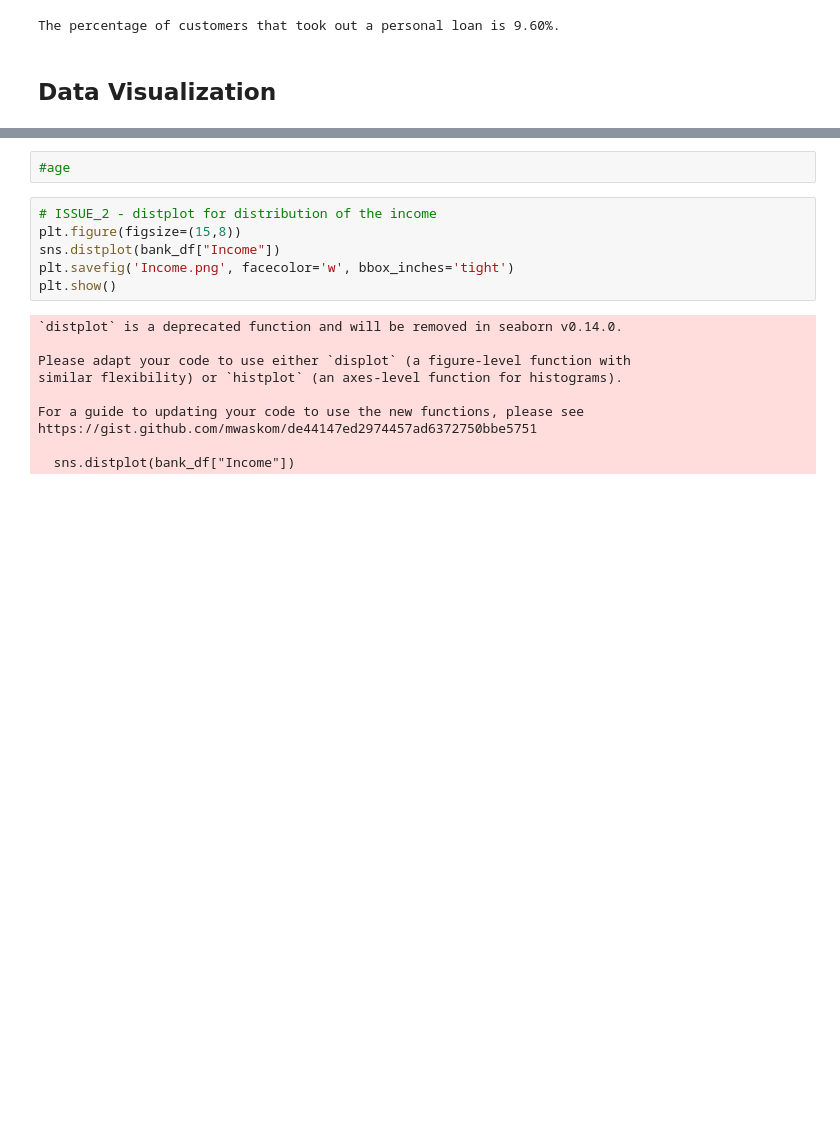
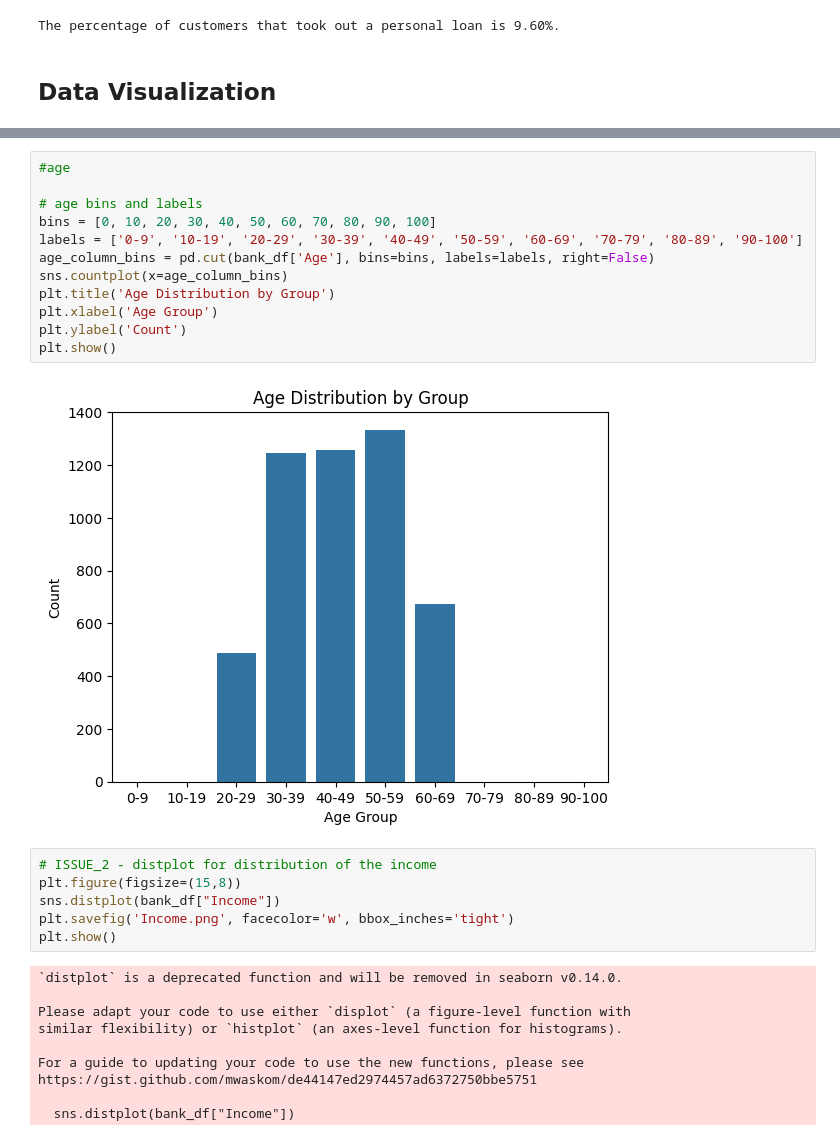
Before and after one commit to Khushboo-Verma2004/AI-ML-2, a Jupyter notebook: Bank Loan Approval PRediction/Bank Loan Approval.ipynb, the cells around one changed output, grey strips where cells are left out. Cells and saved outputs as stored; diff of their text form; blank space fills up the shorter version.

```diff
--- a/Bank Loan Approval PRediction/Bank Loan Approval.ipynb
+++ b/Bank Loan Approval PRediction/Bank Loan Approval.ipynb
@@ -133,5 +157,17 @@ The percentage of customers that took out a personal loan is 9.60%.
 # %%
 #age
+
+# age bins and labels
+bins = [0, 10, 20, 30, 40, 50, 60, 70, 80, 90, 100]
+labels = ['0-9', '10-19', '20-29', '30-39', '40-49', '50-59', '60-69', '70-79', '80-89', '90-100']
+age_column_bins = pd.cut(bank_df['Age'], bins=bins, labels=labels, right=False)
+sns.countplot(x=age_column_bins)
+plt.title('Age Distribution by Group')
+plt.xlabel('Age Group')
+plt.ylabel('Count')
+plt.show()
+# %% [output]
+[figure, added]
 # %%
 # ISSUE_2 - distplot for distribution of the income
 plt.figure(figsize=(15,8))
```
Also changed, not shown: parts of 6 cells of this notebook.
